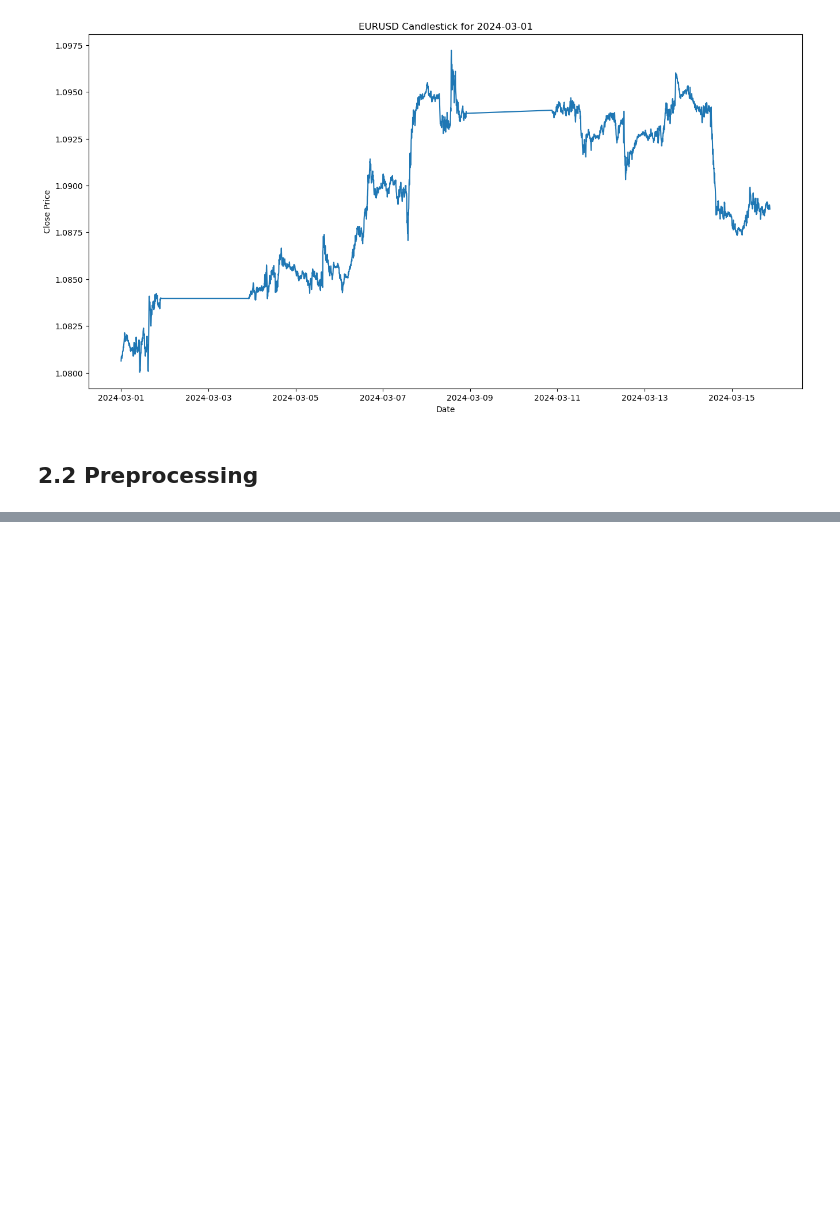
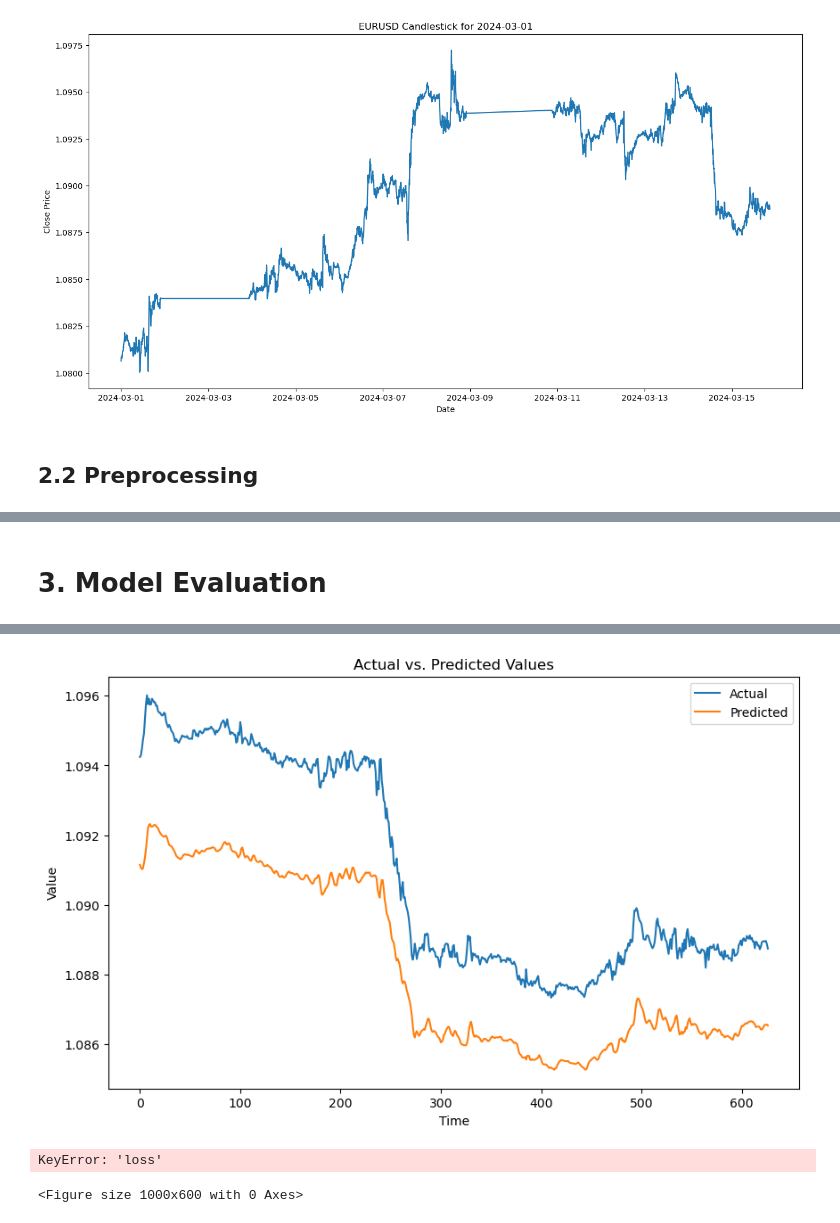
Before and after one commit to MasixoleBOYA/Capstone_Project, a Jupyter notebook: data_sources/Tiingo/tiingo_model.ipynb, the cells around one changed output, grey strips where cells are left out. Drawn from its saved outputs; the diff is of its cells as text; code cells hidden in the pictures; blank space fills up the shorter version.

```diff
--- a/data_sources/Tiingo/tiingo_model.ipynb
+++ b/data_sources/Tiingo/tiingo_model.ipynb
@@ -221,0 +277,11 @@ lagged_df.head()
+# %%
+model = Sequential([layers.Input((3,1)), # 3 because we are doing 3 days in the past
+                    layers.LSTM(60),
+                    layers.Dense(32, activation= 'relu'),
+                    layers.Dense(32, activation= 'relu'),
+                    layers.Dense(1)])
+
+model.compile(loss = 'mse',
+              optimizer =  Adam(learning_rate=0.001),
+              metrics = ['mean_absolute_error']
+              )
@@ -221,0 +292,2 @@ lagged_df.head()
+# %%
+model.fit(x_train,y_train, epochs = 100, verbose=1)
@@ -221,0 +313,36 @@ lagged_df.head()
+# %% [markdown]
+<h1><strong>3. Model Evaluation</strong></h1>
+# %%
+# Evaluate the model
+loss, mae = model.evaluate(x_test, y_test)
+
+# Predict on the test data
+predictions = model.predict(x_test)
+
+# Plot actual vs. predicted values
+plt.figure(figsize=(10, 6))
+plt.plot(y_test, label='Actual')
+plt.plot(predictions, label='Predicted')
+plt.title('Actual vs. Predicted Values')
+plt.xlabel('Time')
+plt.ylabel('Value')
+plt.legend()
+plt.show()
+
+# Plot the loss curve
+history = model.history.history
+plt.figure(figsize=(10, 6))
+plt.plot(history['loss'], label='Training Loss')
+plt.title('Training Loss')
+plt.xlabel('Epoch')
+plt.ylabel('Loss')
+plt.legend()
+plt.show()
+
+# Calculate evaluation metrics
+from sklearn.metrics import mean_absolute_error, mean_squared_error
+mae = mean_absolute_error(y_test, predictions)
+mse = mean_squared_error(y_test, predictions)
+print('Mean Absolute Error:', mae)
+print('Mean Squared Error:', mse)
+# %% [output]
@@ -221,0 +351,3 @@ lagged_df.head()
+[figure, added]
+KeyError: 'loss'
+<Figure size 1000x600 with 0 Axes>
```
Also changed, not shown: parts of 16 cells of this notebook.
